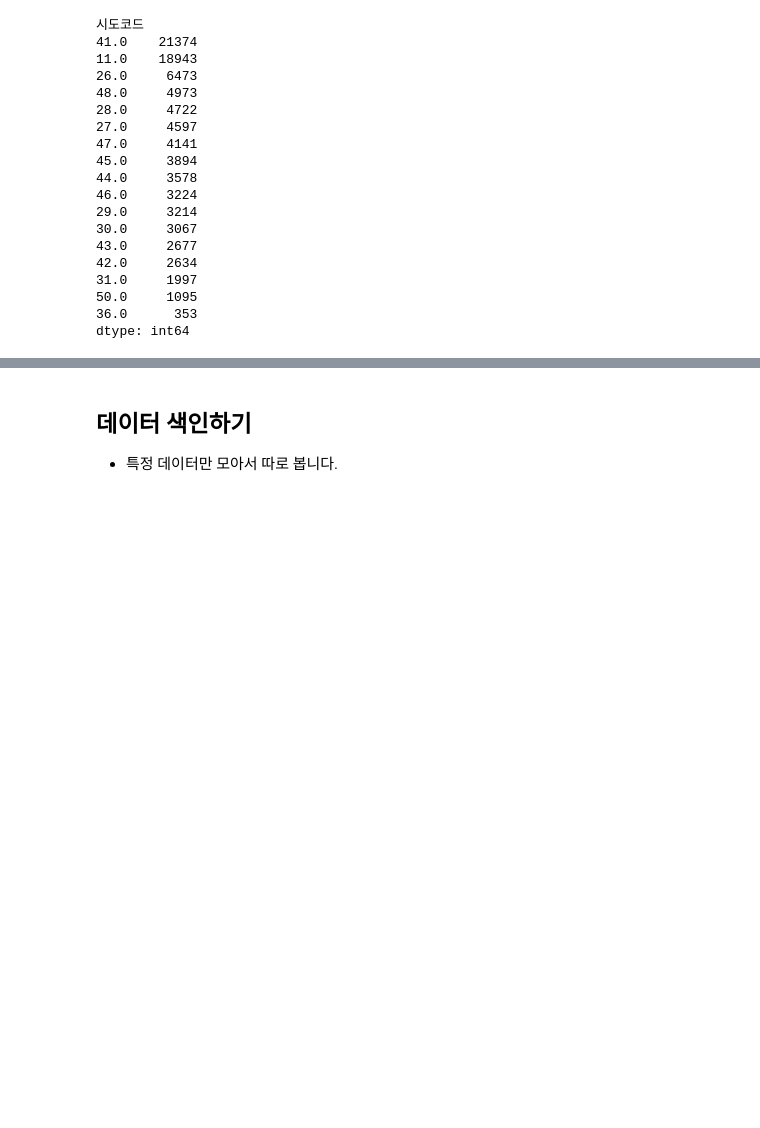
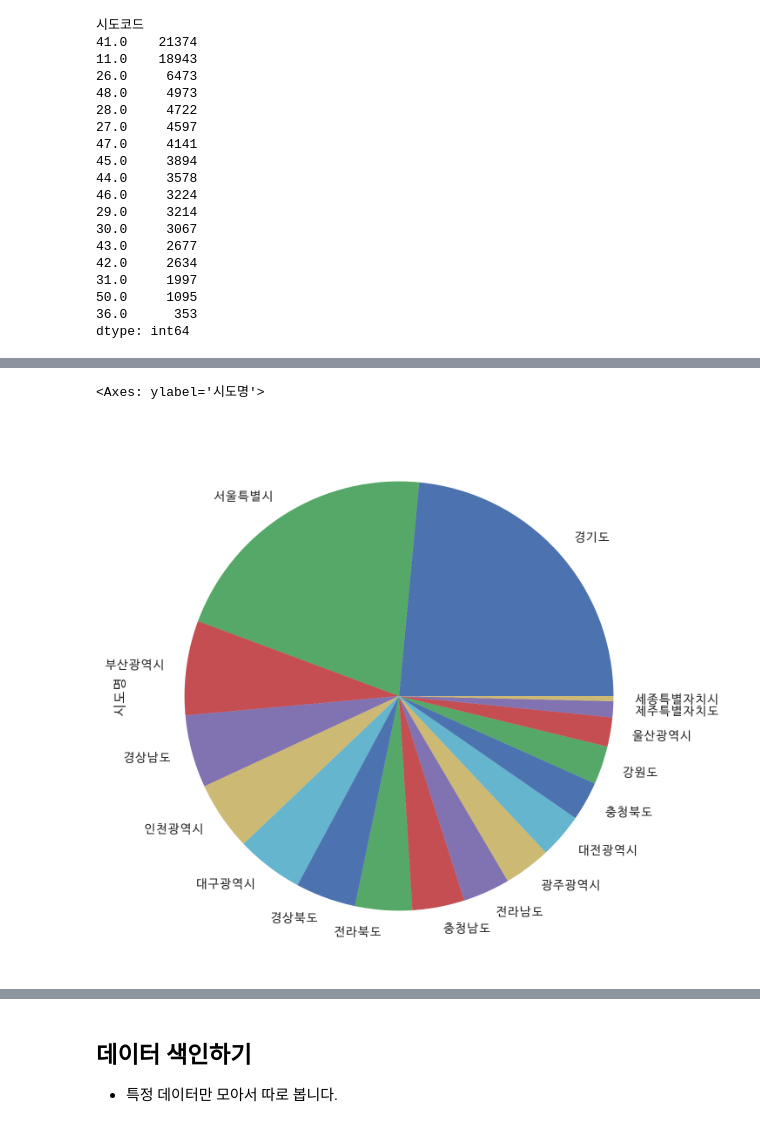
Before and after one commit to corazzon/boostcourse-ds-510, a Jupyter notebook: open-data-analysis-input.ipynb, the cells around one changed output, grey strips where cells are left out. Drawn from its saved outputs; the diff is of its cells as text; code cells hidden in the pictures; blank space fills up the shorter version.

```diff
--- a/open-data-analysis-input.ipynb
+++ b/open-data-analysis-input.ipynb
@@ -454,2 +499,6 @@ dtype: int64
 # %%
 # 판다스의 plot.pie()를 사용해서 파이그래프를 그려봅니다.
+df["시도명"].value_counts().plot.pie(figsize=(10, 8))
+# %% [output]
+<Axes: ylabel='시도명'>
+[figure, added]
```
Also changed, not shown: parts of 24 cells of this notebook, 1 other file.
